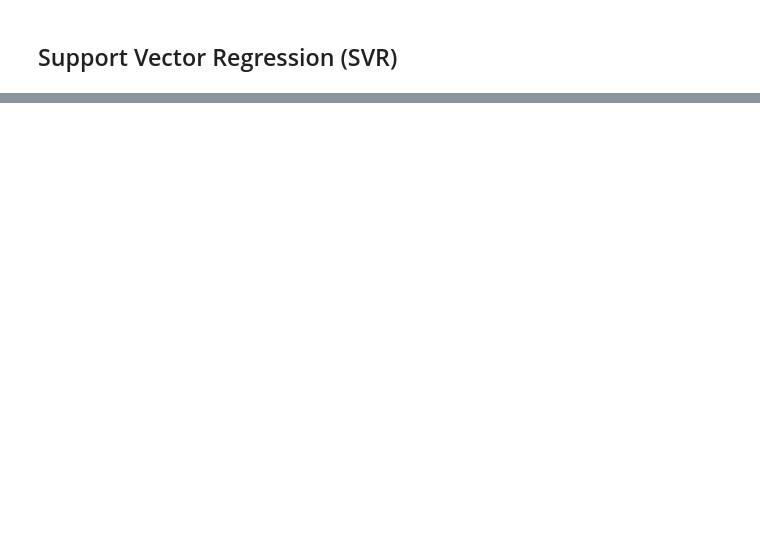
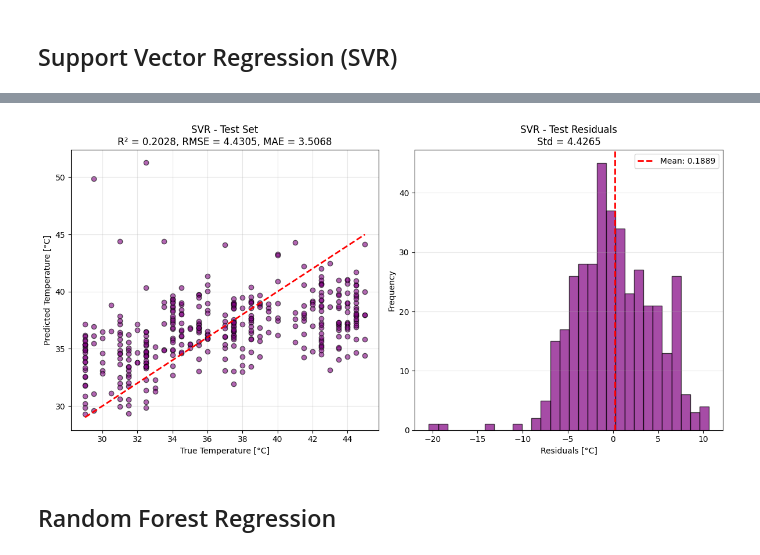
Before and after one commit to MartynaSokolowska/vibro-ml-v1, a Jupyter notebook: notebooks/baselines/regressions.ipynb, the cells around one changed output, grey strips where cells are left out. Cells and saved outputs as stored; diff of their text form; code cells hidden in the pictures; blank space fills up the shorter version.

Commit message:
regressions baselines

```diff
--- a/notebooks/baselines/regressions.ipynb
+++ b/notebooks/baselines/regressions.ipynb
@@ -337,0 +351,25 @@ def train_svr(X_train, y_train, groups_train):
+# %%
+residuals_svr = y_test - y_pred_svr
+fig, axes = plt.subplots(1, 2)
+axes[0].scatter(y_test, y_pred_svr, alpha=0.6, edgecolors='k', color='purple')
+axes[0].plot([y_test.min(), y_test.max()], [y_test.min(), y_test.max()], 'r--', lw=2)
+axes[0].set_xlabel('True Temperature [°C]')
+axes[0].set_ylabel('Predicted Temperature [°C]')
+axes[0].set_title(f'SVR - Test Set\nR² = {svr_r2:.4f}, RMSE = {svr_rmse:.4f}, MAE = {svr_mae:.4f}')
+axes[0].grid(True, alpha=0.3)
+
+axes[1].hist(residuals_svr, bins=30, edgecolor='black', alpha=0.7, color='purple')
+axes[1].axvline(residuals_svr.mean(), color='red', linestyle='--', linewidth=2, label=f'Mean: {residuals_svr.mean():.4f}')
+axes[1].set_xlabel('Residuals [°C]')
+axes[1].set_ylabel('Frequency')
+axes[1].set_title(f'SVR - Test Residuals\nStd = {residuals_svr.std():.4f}')
+axes[1].legend()
+axes[1].grid(True, alpha=0.3, axis='y')
+
+plt.tight_layout()
+plt.savefig('../../results/baselines/svr_results.png', dpi=150, bbox_inches='tight')
+plt.show()
+# %% [output]
+[figure, added]
+# %% [markdown]
+## Random Forest Regression
```
Also changed, not shown: parts of 15 cells of this notebook, 1 other file.
